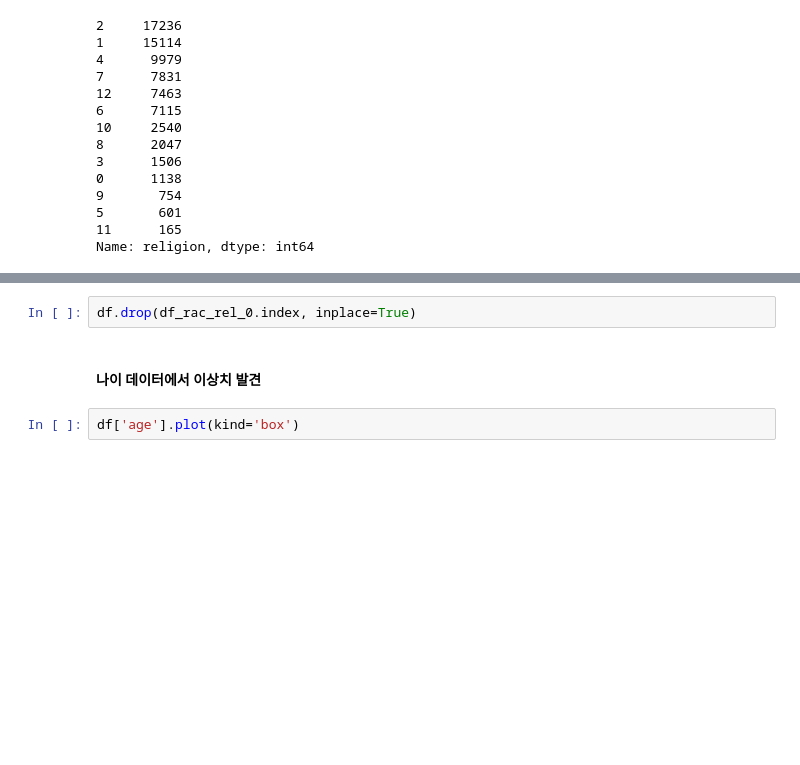
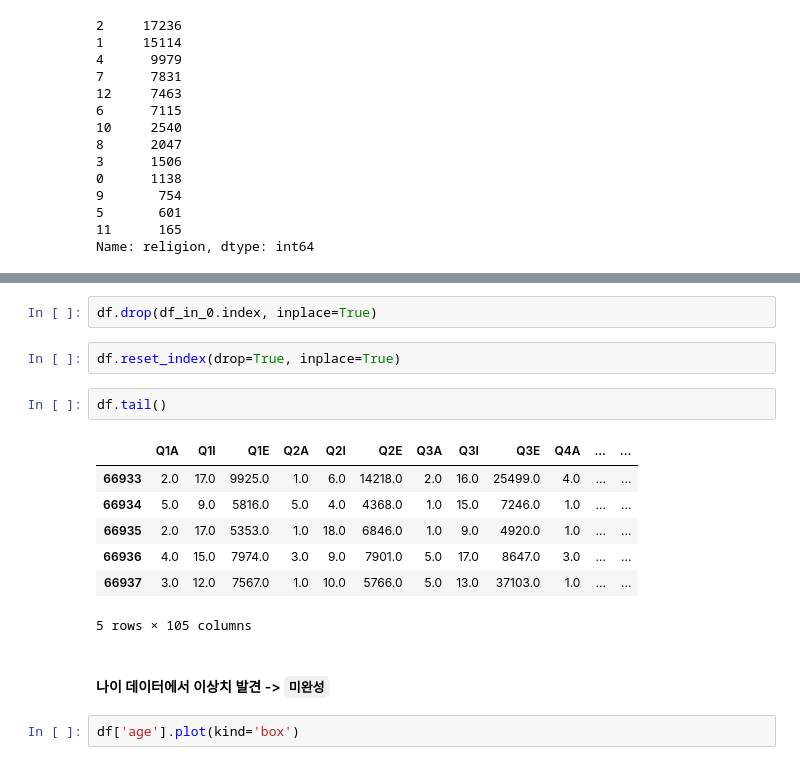
Before and after one commit to dss-14th/ml-repo-3, a Jupyter notebook: data_for_auto_eda.ipynb, the cells around one changed output, grey strips where cells are left out. Drawn from its saved outputs; the diff is of its cells as text; blank space fills up the shorter version.

```diff
--- a/data_for_auto_eda.ipynb
+++ b/data_for_auto_eda.ipynb
@@ -93,7 +198,19 @@ Int64Index([   26,    43,   163,   169,   229,   266,   295,   319,   406,
 # %%
-df.drop(df_rac_rel_0.index, inplace=True)
+df.drop(df_in_0.index, inplace=True)
+# %%
+df.reset_index(drop=True, inplace=True)
+# %%
+df.tail()
+# %% [output]
+|  | Q1A | Q1I | Q1E | Q2A | Q2I | Q2E | Q3A | Q3I | Q3E | Q4A | ... | ... |
+| 66933 | 2.0 | 17.0 | 9925.0 | 1.0 | 6.0 | 14218.0 | 2.0 | 16.0 | 25499.0 | 4.0 | ... | ... |
+| 66934 | 5.0 | 9.0 | 5816.0 | 5.0 | 4.0 | 4368.0 | 1.0 | 15.0 | 7246.0 | 1.0 | ... | ... |
+| 66935 | 2.0 | 17.0 | 5353.0 | 1.0 | 18.0 | 6846.0 | 1.0 | 9.0 | 4920.0 | 1.0 | ... | ... |
+| 66936 | 4.0 | 15.0 | 7974.0 | 3.0 | 9.0 | 7901.0 | 5.0 | 17.0 | 8647.0 | 3.0 | ... | ... |
+| 66937 | 3.0 | 12.0 | 7567.0 | 1.0 | 10.0 | 5766.0 | 5.0 | 13.0 | 37103.0 | 1.0 | ... | ... |
+5 rows × 105 columns
 # %% [markdown]
-#### 나이 데이터에서 이상치 발견
+#### 나이 데이터에서 이상치 발견 -> `미완성`
 # %%
 df['age'].plot(kind='box')
 # %% [output]
```
Also changed, not shown: parts of 54 cells of this notebook, 2 other files.
